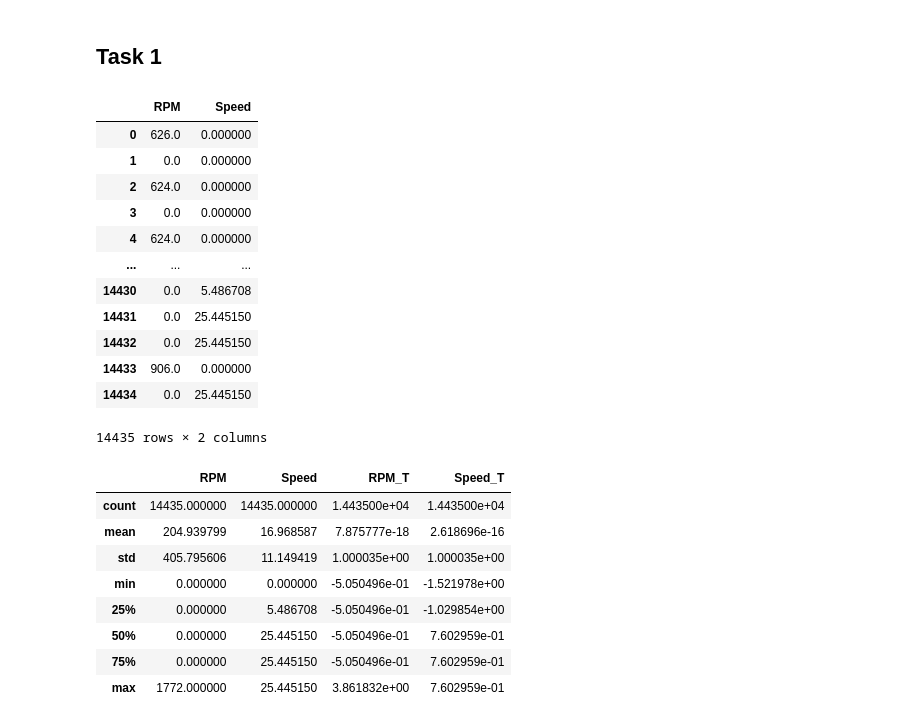
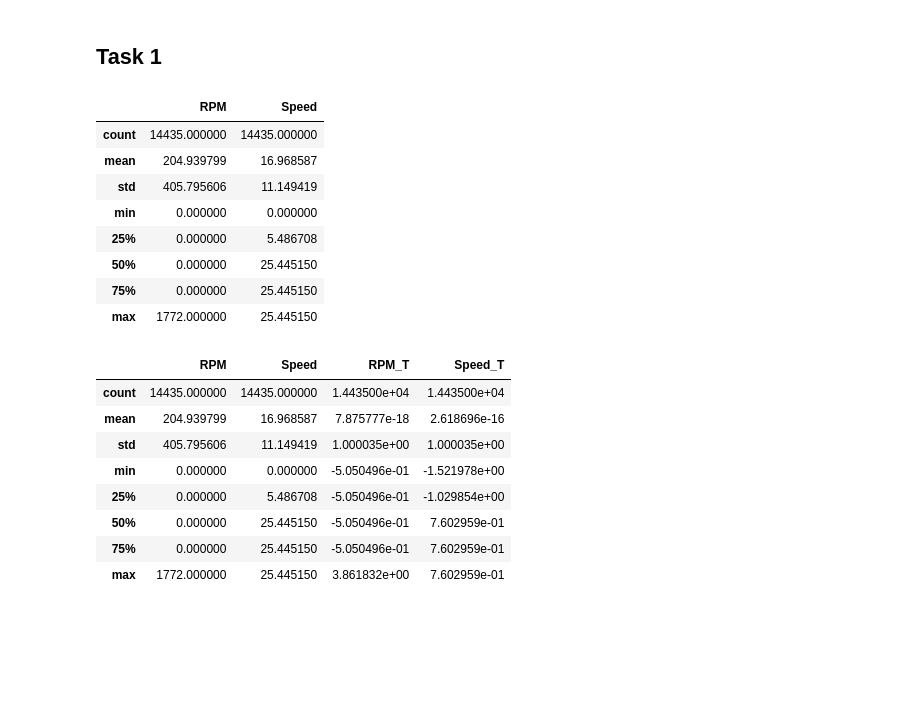
Before and after one commit to sazzeb/simulated-annealing, a Jupyter notebook: CSCE_5214_Assignment_3_Report_Eko_Samuel.ipynb, the cells around one changed output. Drawn from its saved outputs; the diff is of its cells as text; code cells hidden in the pictures; blank space fills up the shorter version.

```diff
--- a/CSCE_5214_Assignment_3_Report_Eko_Samuel.ipynb
+++ b/CSCE_5214_Assignment_3_Report_Eko_Samuel.ipynb
@@ -67,19 +88,3 @@ rpm_injection_df = extract_data('/content/sample_data/no_injection_df.log')
 no_injection_df = extract_data('/content/sample_data/rpm_injection_df.log')
 # %%
 scaler = StandardScaler()
-# %%
-fff_injection_df
-# %% [output]
-|  | RPM | Speed |
-| 0 | 626.0 | 0.000000 |
-| 1 | 0.0 | 0.000000 |
-| 2 | 624.0 | 0.000000 |
-| 3 | 0.0 | 0.000000 |
-| 4 | 624.0 | 0.000000 |
-| ... | ... | ... |
-| 14430 | 0.0 | 5.486708 |
-| 14431 | 0.0 | 25.445150 |
-| 14432 | 0.0 | 25.445150 |
-| 14433 | 906.0 | 0.000000 |
-| 14434 | 0.0 | 25.445150 |
-14435 rows × 2 columns
@@ -91,0 +91,13 @@ no_injection_df[['RPM_T', 'Speed_T']] = scaler.fit_transform(no_injection_df[['R
+# %%
+# Quick summary stats for the injection scenario (count, mean, std, min/25%/50%/75%/max)
+fff_injection_df.describe()
+# %% [output]
+|  | RPM | Speed |
+| count | 14435.000000 | 14435.000000 |
+| mean | 204.939799 | 16.968587 |
+| std | 405.795606 | 11.149419 |
+| min | 0.000000 | 0.000000 |
+| 25% | 0.000000 | 5.486708 |
+| 50% | 0.000000 | 25.445150 |
+| 75% | 0.000000 | 25.445150 |
+| max | 1772.000000 | 25.445150 |
```
Also changed, not shown: parts of 57 cells of this notebook.
